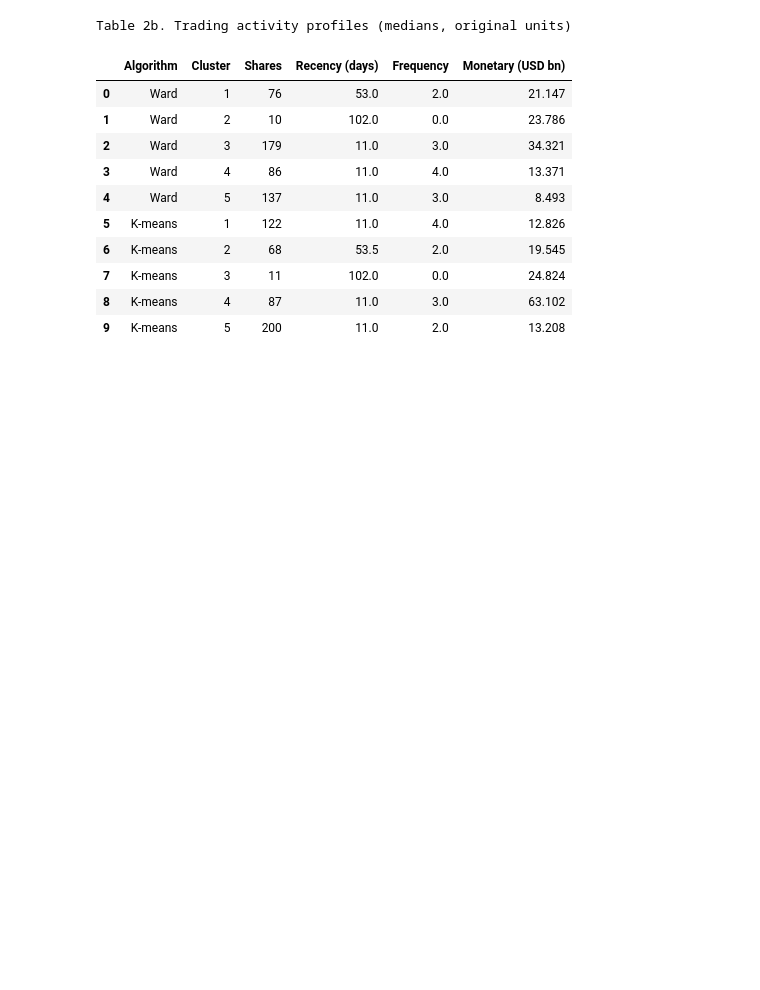
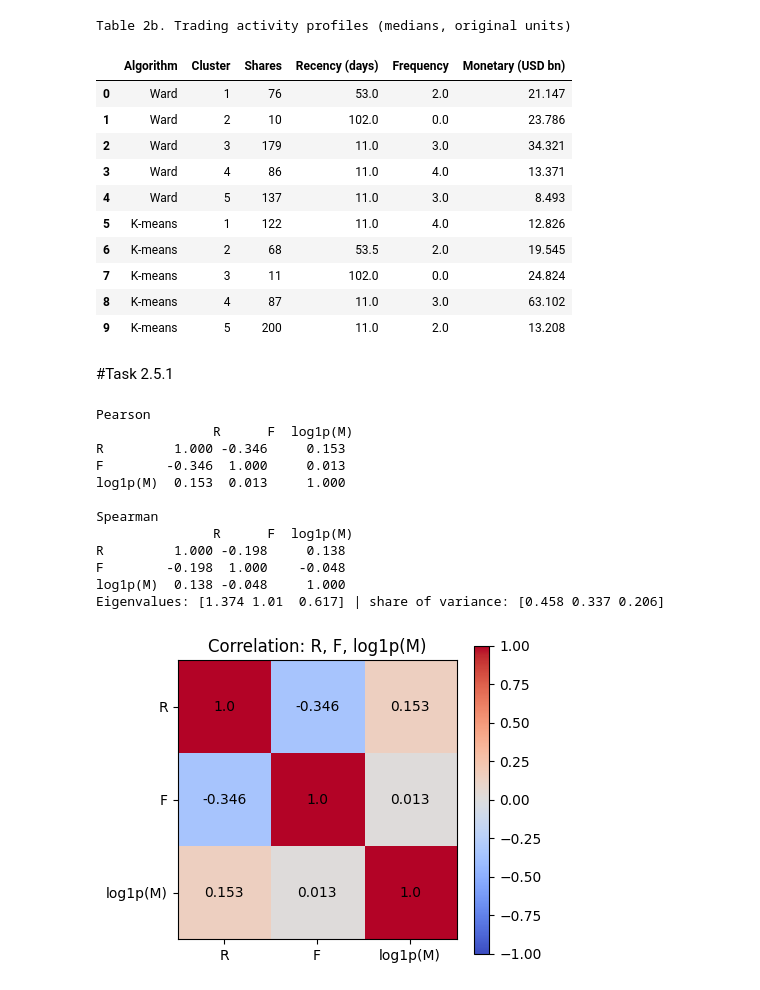
Before and after one commit to mafaiziyas/sp500-market-segmentation-fintech-analytics, a Jupyter notebook: notebooks/Task_2.ipynb, the cells around one changed output. Drawn from its saved outputs; the diff is of its cells as text; code cells hidden in the pictures; blank space fills up the shorter version.

```diff
--- a/notebooks/Task_2.ipynb
+++ b/notebooks/Task_2.ipynb
@@ -475,3 +475,42 @@ Table 2b. Trading activity profiles (medians, original units)
 | 7 | K-means | 3 | 11 | 102.0 | 0.0 | 24.824 |
 | 8 | K-means | 4 | 87 | 11.0 | 3.0 | 63.102 |
 | 9 | K-means | 5 | 200 | 11.0 | 2.0 | 13.208 |
+# %% [markdown]
+#Task 2.5.1
+# %%
+ft = pd.read_csv(f"{folder}/feature_table.csv", index_col="Ticker")
+X = pd.DataFrame({"R": ft["recency_days"],
+                  "F": ft["frequency"],
+                  "log1p(M)": np.log1p(ft["monetary_usd"])})
+
+corr_p = X.corr(method="pearson").round(3)
+corr_s = X.corr(method="spearman").round(3)
+print("Pearson\n", corr_p, "\n\nSpearman\n", corr_s)
+
+eig = np.linalg.eigvalsh(corr_p.values)[::-1]
+print("Eigenvalues:", eig.round(3), "| share of variance:", (eig/eig.sum()).round(3))
+
+fig, ax = plt.subplots(figsize=(4.5, 4))
+im = ax.imshow(corr_p, vmin=-1, vmax=1, cmap="coolwarm")
+ax.set_xticks(range(3)); ax.set_xticklabels(X.columns)
+ax.set_yticks(range(3)); ax.set_yticklabels(X.columns)
+for i in range(3):
+    for j in range(3):
+        ax.text(j, i, corr_p.iloc[i, j], ha="center", va="center")
+plt.colorbar(im); ax.set_title("Correlation: R, F, log1p(M)")
+plt.savefig(f"{folder}/rfm_correlation.png", dpi=200, bbox_inches="tight"); plt.show()
+corr_p.to_csv(f"{folder}/rfm_correlation_pearson.csv")
+# %% [output]
+Pearson
+               R      F  log1p(M)
+R         1.000 -0.346     0.153
+F        -0.346  1.000     0.013
+log1p(M)  0.153  0.013     1.000
+
+Spearman
+               R      F  log1p(M)
+R         1.000 -0.198     0.138
+F        -0.198  1.000    -0.048
+log1p(M)  0.138 -0.048     1.000
+Eigenvalues: [1.374 1.01  0.617] | share of variance: [0.458 0.337 0.206]
+[figure, added]
```
Also changed, not shown: parts of 1 cell of this notebook.
